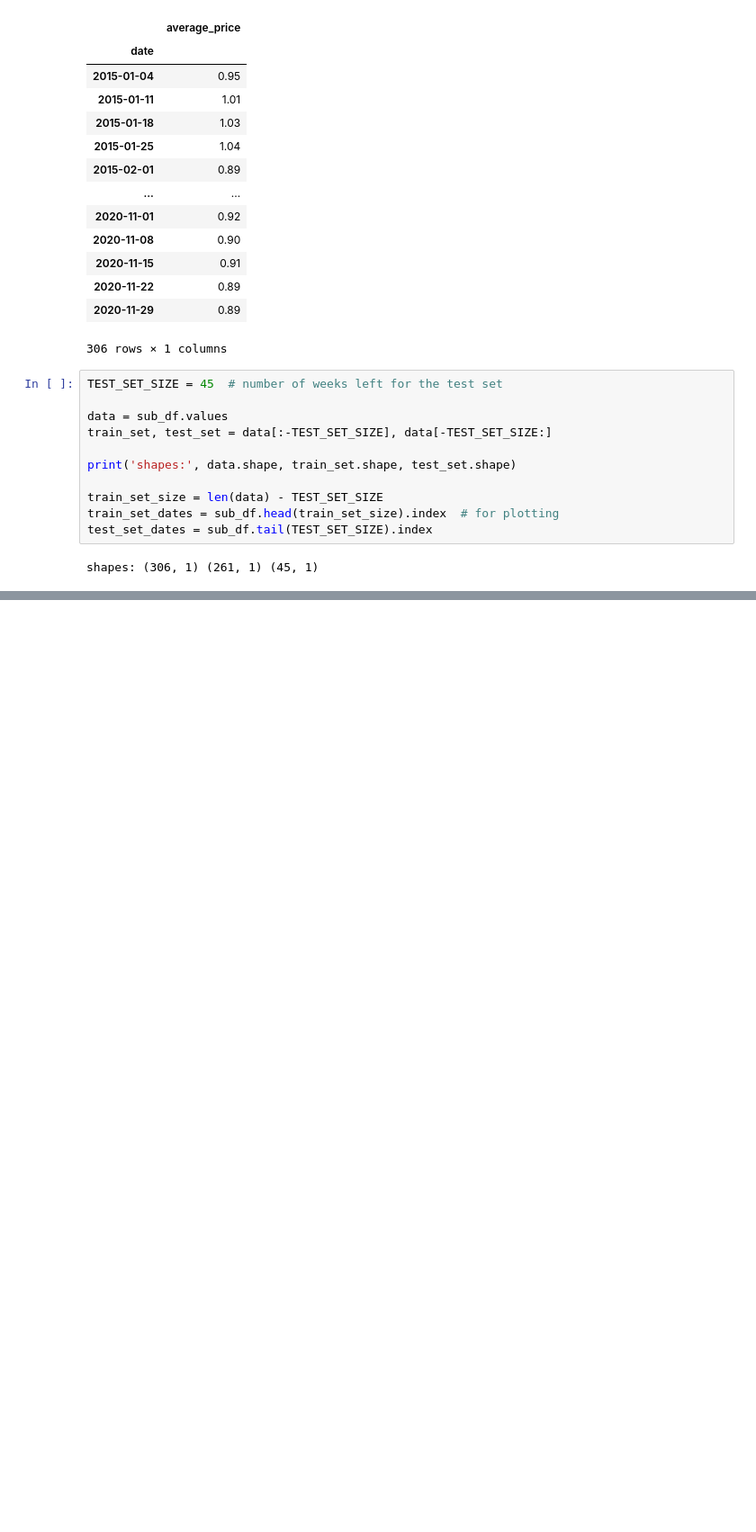
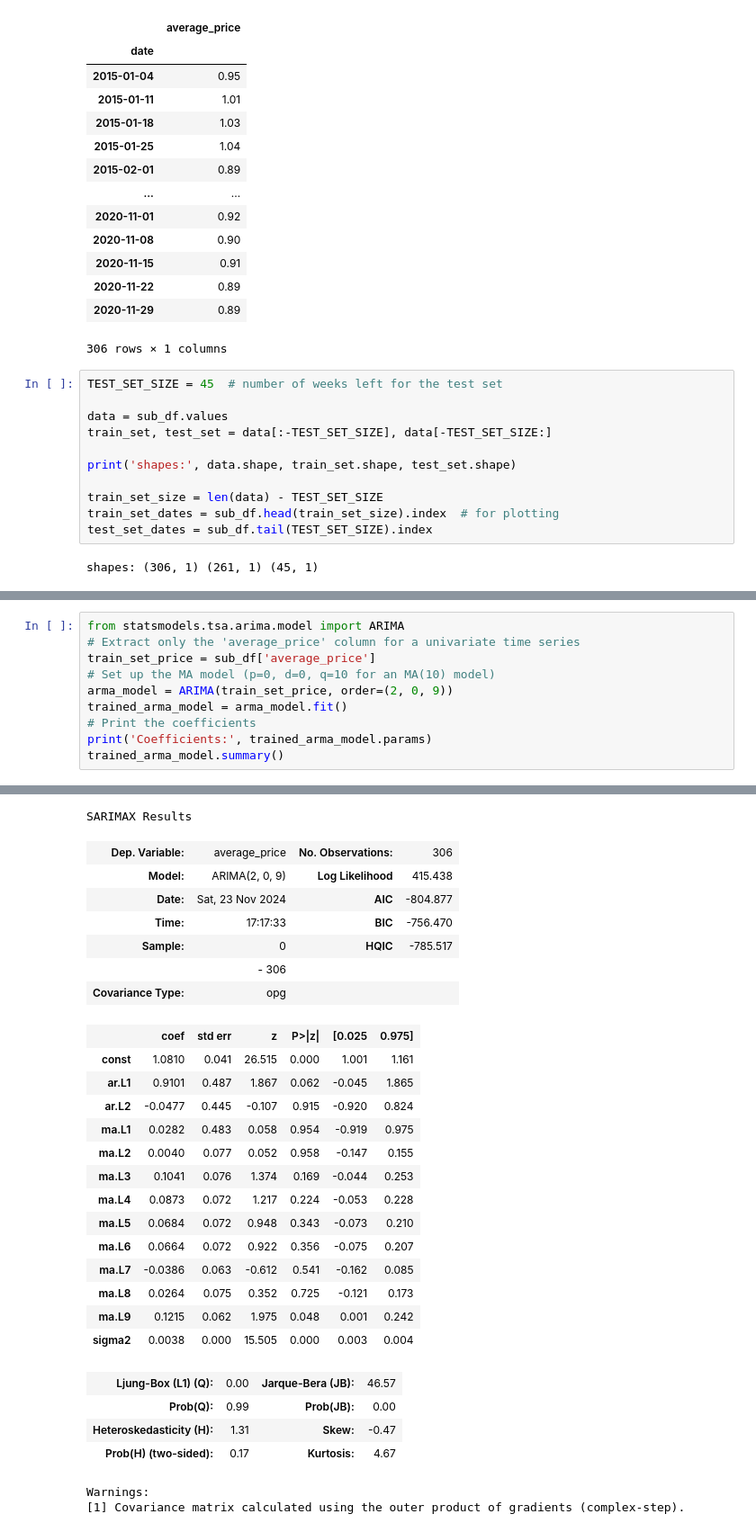
Before and after one commit to Tejaswini170104/CH5020-Term-paper-presentation, a Jupyter notebook: ARMA Model.ipynb, the cells around one changed output, grey strips where cells are left out. Shown: that part at 90% size. Drawn from its saved outputs; the diff is of its cells as text; blank space fills up the shorter version.

```diff
--- a/ARMA Model.ipynb
+++ b/ARMA Model.ipynb
@@ -93,0 +105,11 @@ plt.show()
+# %%
+from statsmodels.tsa.arima.model import ARIMA
+# Extract only the 'average_price' column for a univariate time series
+train_set_price = sub_df['average_price']
+# Set up the MA model (p=0, d=0, q=10 for an MA(10) model)
+arma_model = ARIMA(train_set_price, order=(2, 0, 9))
+trained_arma_model = arma_model.fit()
+# Print the coefficients
+print('Coefficients:', trained_arma_model.params)
+trained_arma_model.summary()
+# %% [output]
@@ -93,0 +130,28 @@ plt.show()
+SARIMAX Results
+| Dep. Variable: | average_price | No. Observations: | 306 |
+| Model: | ARIMA(2, 0, 9) | Log Likelihood | 415.438 |
+| Date: | Sat, 23 Nov 2024 | AIC | -804.877 |
+| Time: | 17:17:33 | BIC | -756.470 |
+| Sample: | 0 | HQIC | -785.517 |
+|  | - 306 |  |  |
+| Covariance Type: | opg |  |  |
+|  | coef | std err | z | P>|z| | [0.025 | 0.975] |
+| const | 1.0810 | 0.041 | 26.515 | 0.000 | 1.001 | 1.161 |
+| ar.L1 | 0.9101 | 0.487 | 1.867 | 0.062 | -0.045 | 1.865 |
+| ar.L2 | -0.0477 | 0.445 | -0.107 | 0.915 | -0.920 | 0.824 |
+| ma.L1 | 0.0282 | 0.483 | 0.058 | 0.954 | -0.919 | 0.975 |
+| ma.L2 | 0.0040 | 0.077 | 0.052 | 0.958 | -0.147 | 0.155 |
+| ma.L3 | 0.1041 | 0.076 | 1.374 | 0.169 | -0.044 | 0.253 |
+| ma.L4 | 0.0873 | 0.072 | 1.217 | 0.224 | -0.053 | 0.228 |
+| ma.L5 | 0.0684 | 0.072 | 0.948 | 0.343 | -0.073 | 0.210 |
+| ma.L6 | 0.0664 | 0.072 | 0.922 | 0.356 | -0.075 | 0.207 |
+| ma.L7 | -0.0386 | 0.063 | -0.612 | 0.541 | -0.162 | 0.085 |
+| ma.L8 | 0.0264 | 0.075 | 0.352 | 0.725 | -0.121 | 0.173 |
+| ma.L9 | 0.1215 | 0.062 | 1.975 | 0.048 | 0.001 | 0.242 |
+| sigma2 | 0.0038 | 0.000 | 15.505 | 0.000 | 0.003 | 0.004 |
+| Ljung-Box (L1) (Q): | 0.00 | Jarque-Bera (JB): | 46.57 |
+| Prob(Q): | 0.99 | Prob(JB): | 0.00 |
+| Heteroskedasticity (H): | 1.31 | Skew: | -0.47 |
+| Prob(H) (two-sided): | 0.17 | Kurtosis: | 4.67 |
+Warnings:
+[1] Covariance matrix calculated using the outer product of gradients (complex-step).
```
Also changed, not shown: parts of 4 cells of this notebook.
